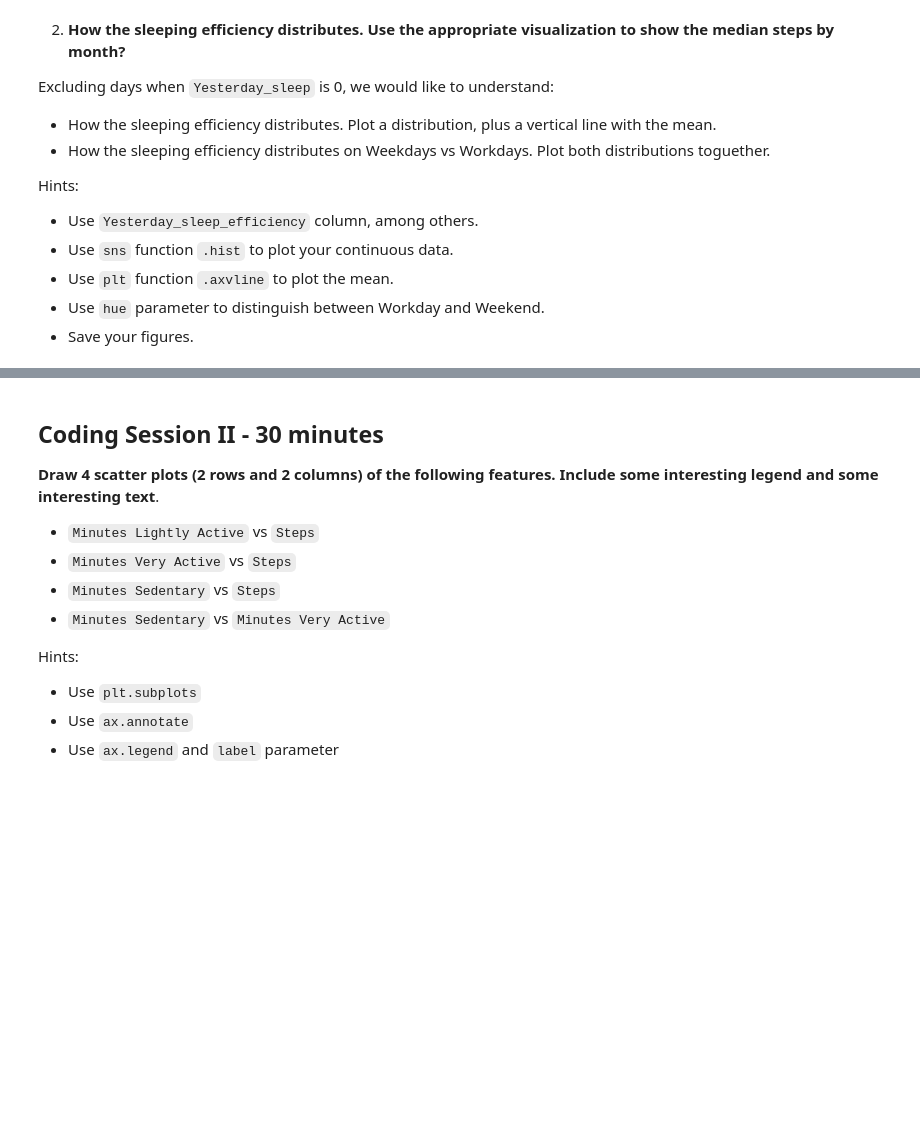
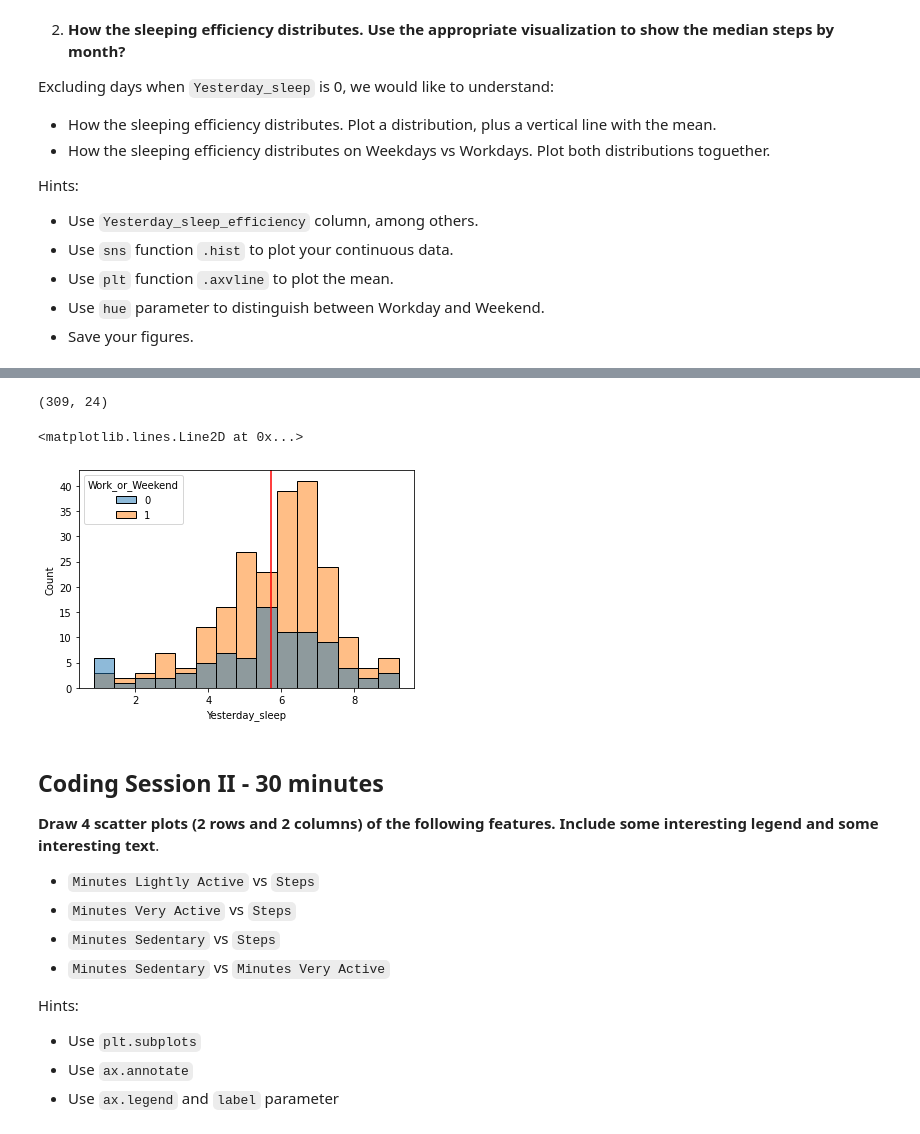
Before and after one commit to Ironhack-Data-Madrid-Marzo-2021/lab-visualization-extra, a Jupyter notebook: our_code.ipynb, the cells around one changed output, grey strips where cells are left out. Cells and saved outputs as stored; diff of their text form; code cells hidden in the pictures; blank space fills up the shorter version.

```diff
--- a/our_code.ipynb
+++ b/our_code.ipynb
@@ -52,0 +73,3 @@ Hints:
+# %%
+fat = fit.copy()
+fat.shape
@@ -52,0 +99,2 @@ Hints:
+# %%
+fat.drop(fat.loc[fat['Yesterday_sleep']==0].index, inplace=True)
@@ -53,3 +120,13 @@ Hints:
+# %%
+fat.shape
+# %% [output]
+(309, 24)
+# %%
+plot = sns.histplot(x=fat.Yesterday_sleep, hue = fat.Work_or_Weekend)
+plot.axvline(x=fat.Yesterday_sleep.mean(), c="red", label="mean")
+# %% [output]
+<matplotlib.lines.Line2D at 0x...>
+[figure, added]
 # %% [markdown]
 ## Coding Session II - 30 minutes
 
```
Also changed, not shown: parts of 9 cells of this notebook.
